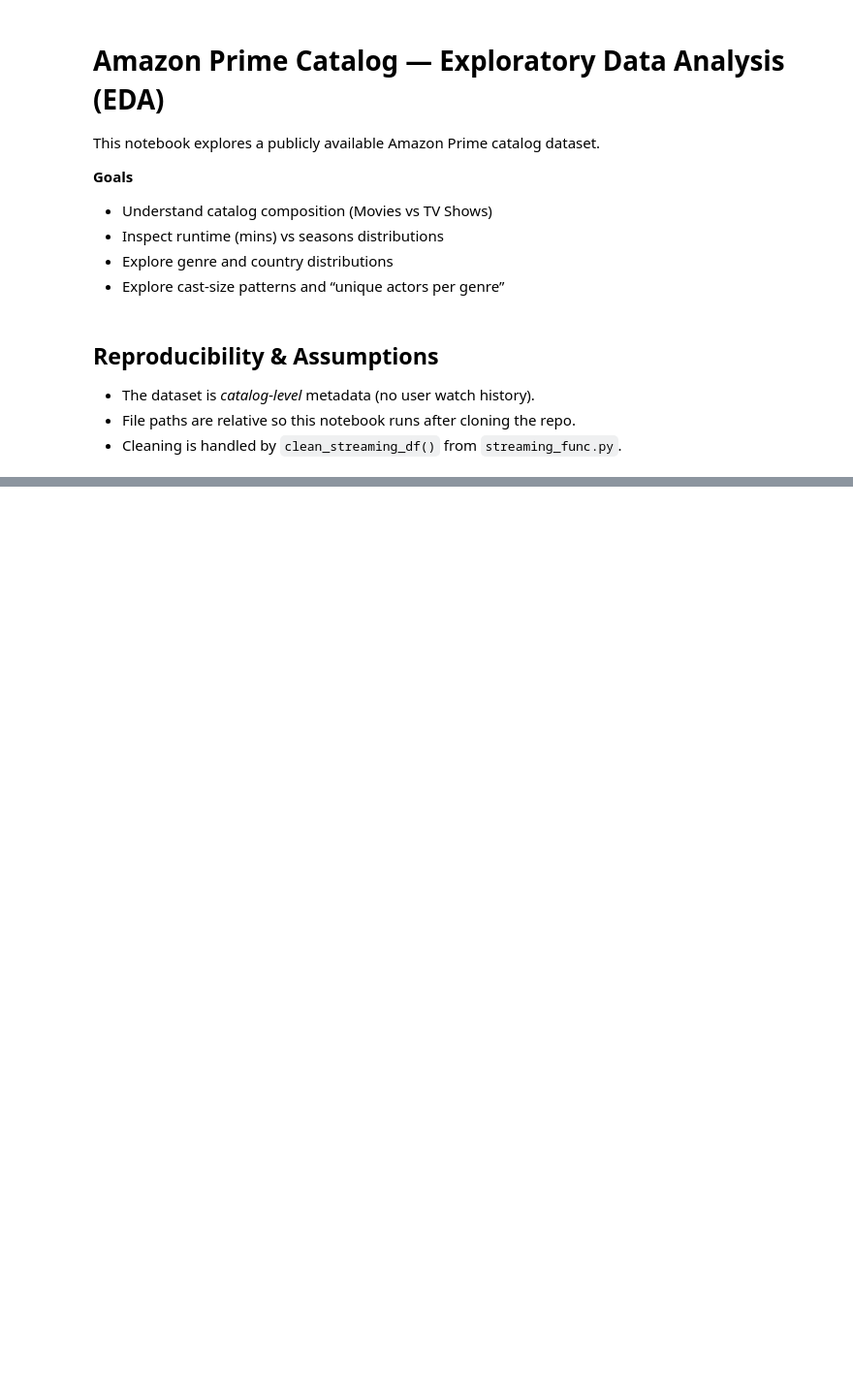
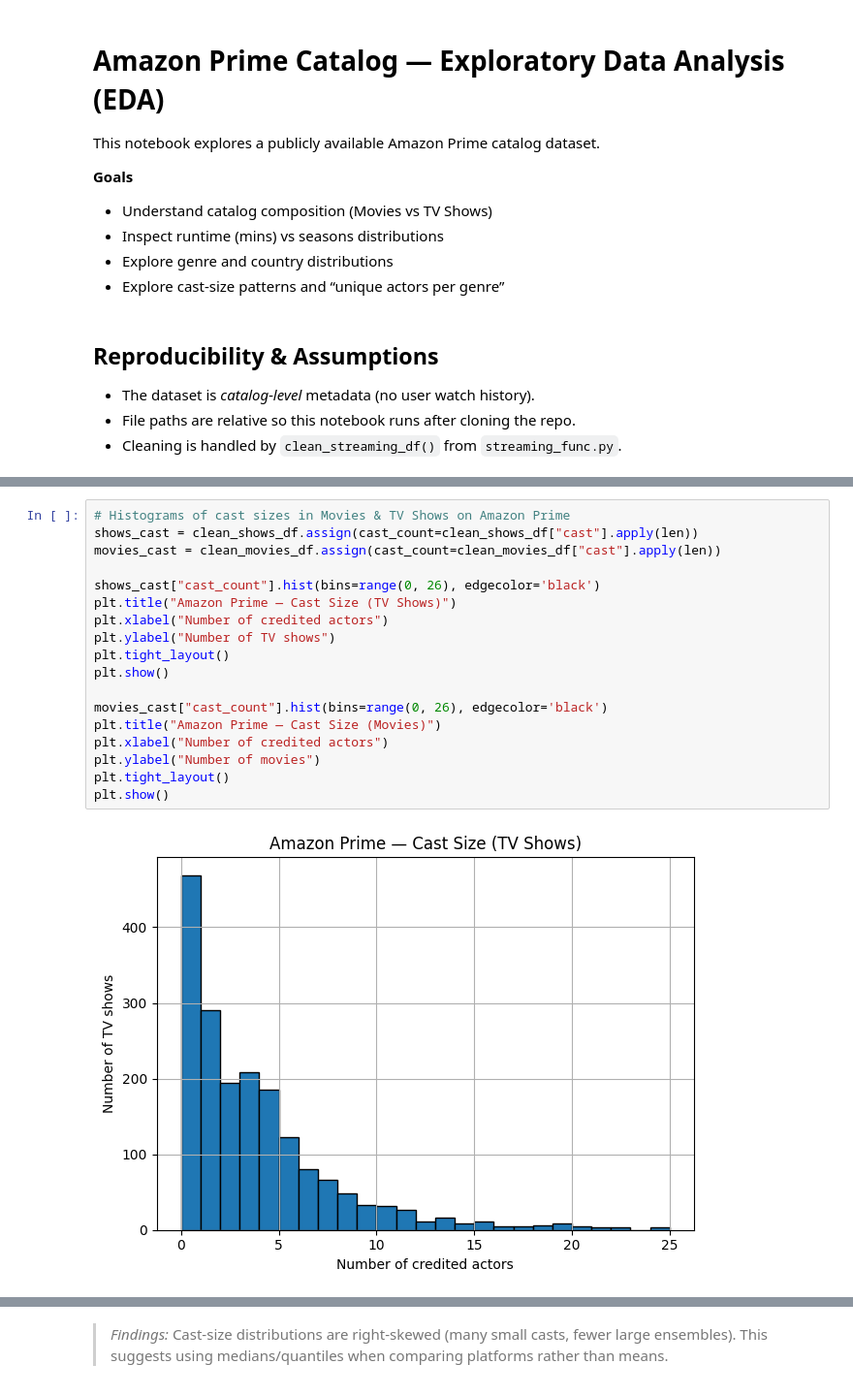
Before and after one commit to JediJoni/streaming_analysis, a Jupyter notebook: amazon_prime_analysis.ipynb, the cells around one changed output, grey strips where cells are left out. Shown: that part at 97% size. Drawn from its saved outputs; the diff is of its cells as text; blank space fills up the shorter version.

```diff
--- a/amazon_prime_analysis.ipynb
+++ b/amazon_prime_analysis.ipynb
@@ -374,0 +150,20 @@ plt.show()
+# %%
+# Histograms of cast sizes in Movies & TV Shows on Amazon Prime
+shows_cast = clean_shows_df.assign(cast_count=clean_shows_df["cast"].apply(len))
+movies_cast = clean_movies_df.assign(cast_count=clean_movies_df["cast"].apply(len))
+
+shows_cast["cast_count"].hist(bins=range(0, 26), edgecolor='black')
+plt.title("Amazon Prime — Cast Size (TV Shows)")
+plt.xlabel("Number of credited actors")
+plt.ylabel("Number of TV shows")
+plt.tight_layout()
+plt.show()
+
+movies_cast["cast_count"].hist(bins=range(0, 26), edgecolor='black')
+plt.title("Amazon Prime — Cast Size (Movies)")
+plt.xlabel("Number of credited actors")
+plt.ylabel("Number of movies")
+plt.tight_layout()
+plt.show()
+# %% [output]
+[figure, added]
@@ -374,0 +171,3 @@ plt.show()
+# %% [markdown]
+> *Findings:* Cast-size distributions are right-skewed (many small casts, fewer large ensembles).
+This suggests using medians/quantiles when comparing platforms rather than means.
```
Also changed, not shown: parts of 41 cells of this notebook, 1 other file.
